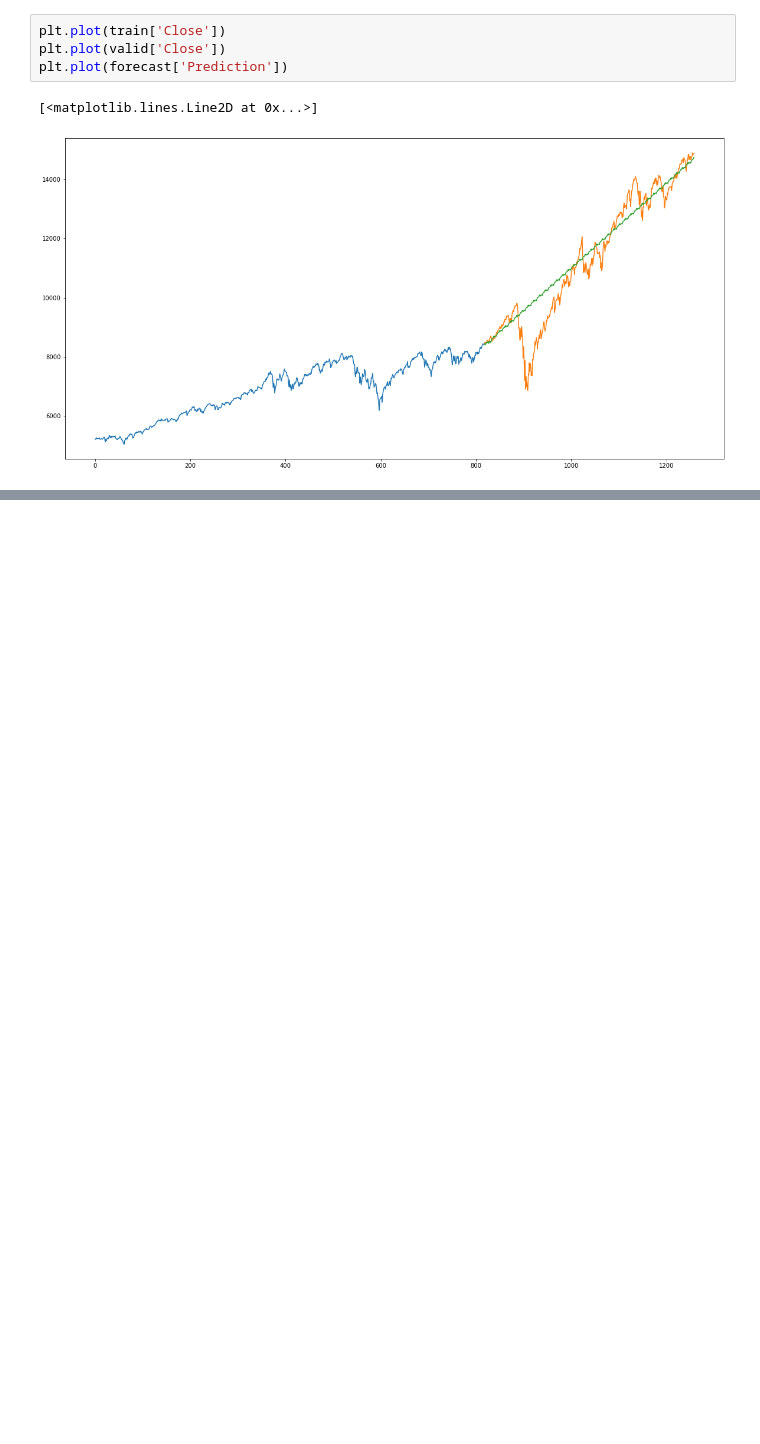
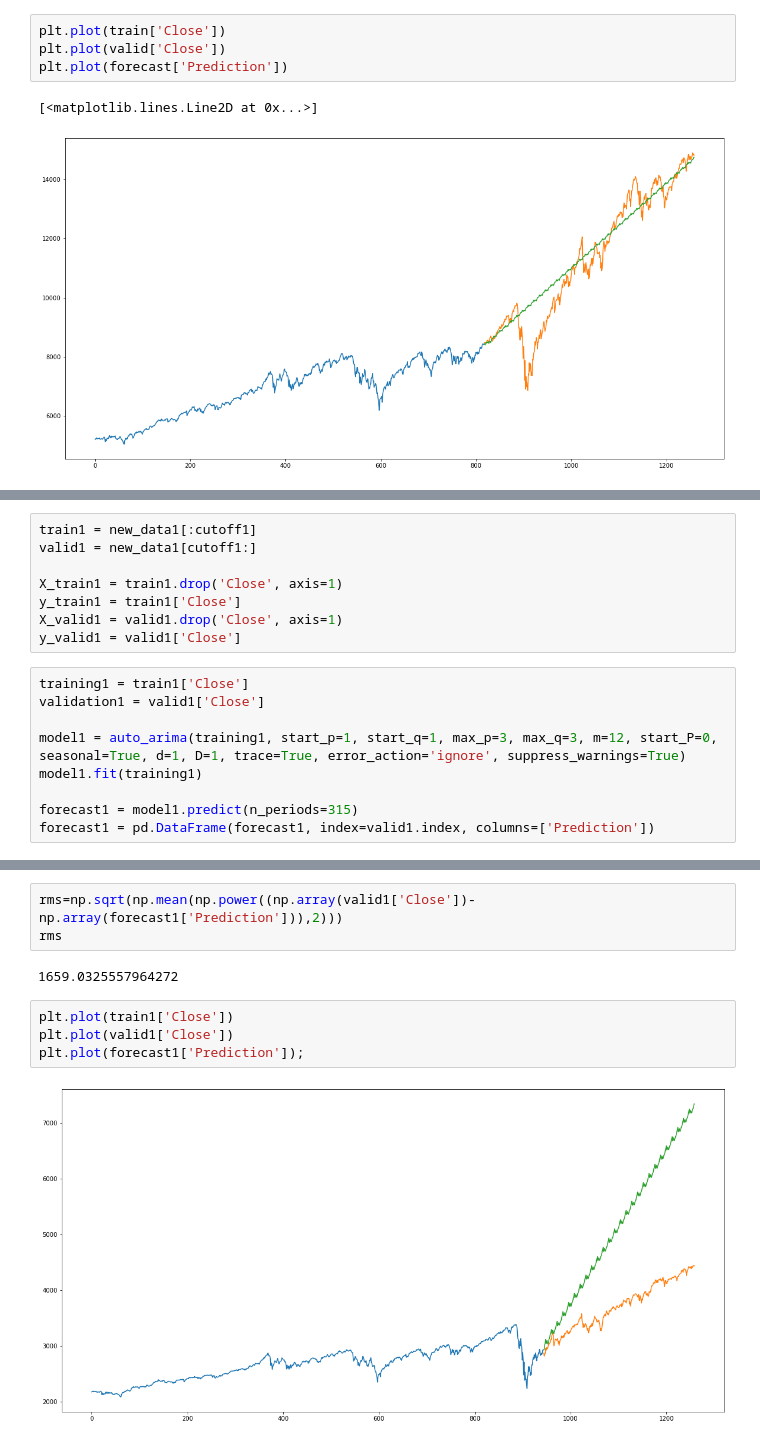
Before and after one commit to Robertoliver2000/StockPredictions, a Jupyter notebook: notebooks/wil/IXIC Model.ipynb, the cells around one changed output, grey strips where cells are left out. Cells and saved outputs as stored; diff of their text form; blank space fills up the shorter version.

```diff
--- a/notebooks/wil/IXIC Model.ipynb
+++ b/notebooks/wil/IXIC Model.ipynb
@@ -225,0 +293,17 @@ ModuleNotFoundError: No module named 'tensorflow'
+# %%
+train1 = new_data1[:cutoff1]
+valid1 = new_data1[cutoff1:]
+
+X_train1 = train1.drop('Close', axis=1)
+y_train1 = train1['Close']
+X_valid1 = valid1.drop('Close', axis=1)
+y_valid1 = valid1['Close']
+# %%
+training1 = train1['Close']
+validation1 = valid1['Close']
+
+model1 = auto_arima(training1, start_p=1, start_q=1, max_p=3, max_q=3, m=12, start_P=0, seasonal=True, d=1, D=1, trace=True, error_action='ignore', suppress_warnings=True)
+model1.fit(training1)
+
+forecast1 = model1.predict(n_periods=315)
+forecast1 = pd.DataFrame(forecast1, index=valid1.index, columns=['Prediction'])
@@ -225,0 +328,11 @@ ModuleNotFoundError: No module named 'tensorflow'
+# %%
+rms=np.sqrt(np.mean(np.power((np.array(valid1['Close'])-np.array(forecast1['Prediction'])),2)))
+rms
+# %% [output]
+1659.0325557964272
+# %%
+plt.plot(train1['Close'])
+plt.plot(valid1['Close'])
+plt.plot(forecast1['Prediction']);
+# %% [output]
+[figure, added]
```
Also changed, not shown: parts of 24 cells of this notebook, 2 other files.
